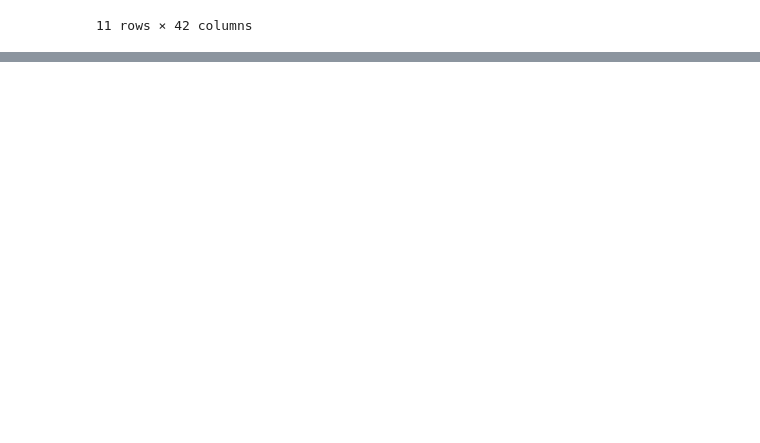
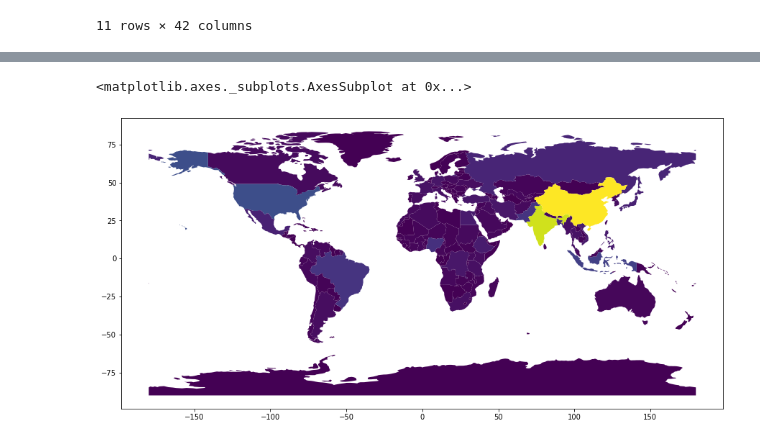
Before and after one commit to alexandreguerin/us-census, a Jupyter notebook: us-census.ipynb, the cells around one changed output, grey strips where cells are left out. Cells and saved outputs as stored; diff of their text form; code cells hidden in the pictures; blank space fills up the shorter version.

```diff
--- a/us-census.ipynb
+++ b/us-census.ipynb
@@ -105,0 +115,9 @@ plt.show()
+# %%
+import geopandas
+import descartes
+
+world = geopandas.read_file(geopandas.datasets.get_path('naturalearth_lowres'))
+world.plot(column='pop_est', figsize=(15,30))
+# %% [output]
+<matplotlib.axes._subplots.AxesSubplot at 0x...>
+[figure, added]
```
Also changed, not shown: parts of 7 cells of this notebook.
